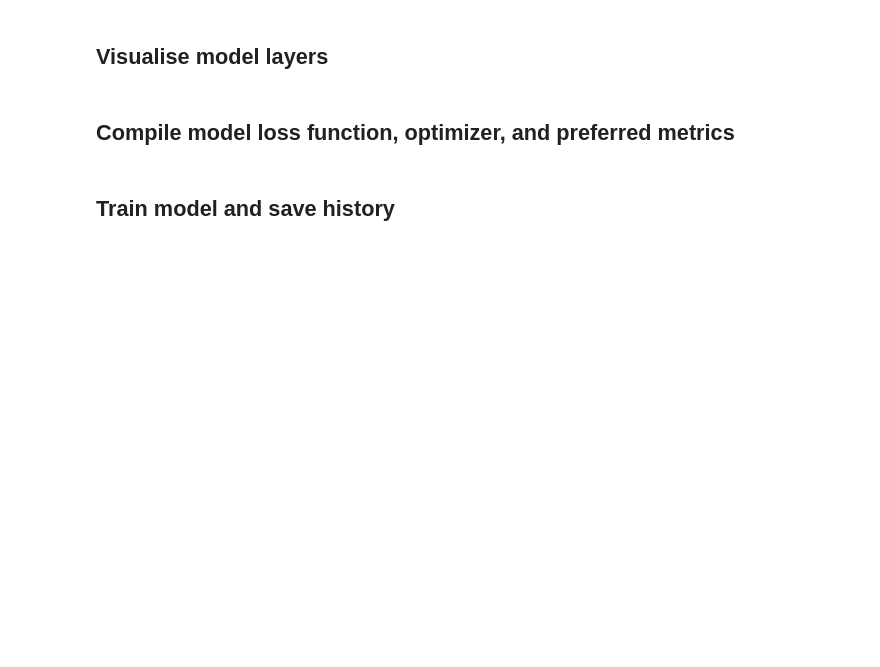
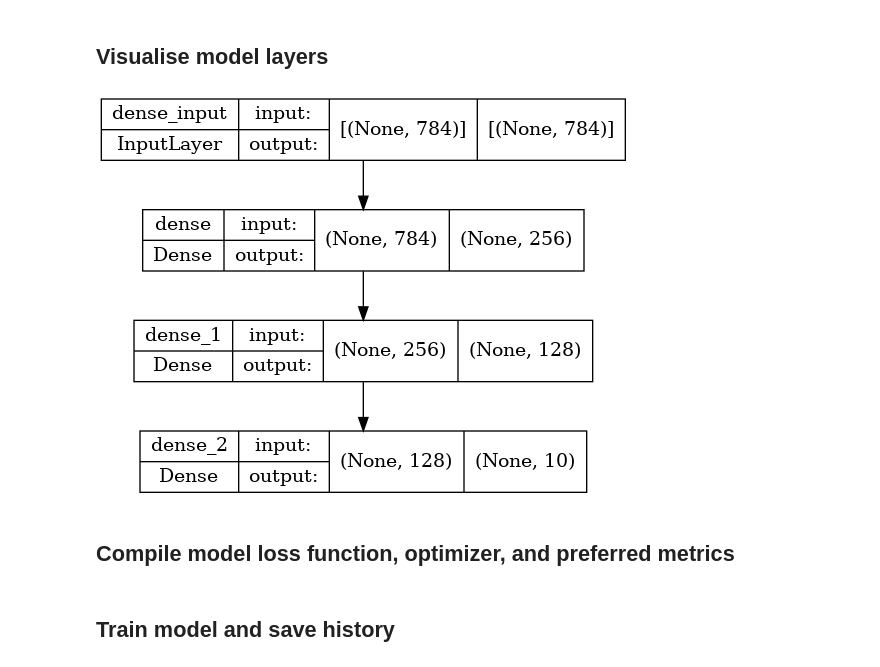
Before and after one commit to CDS-AU-DK/cds-visual, a Jupyter notebook: notebooks/session8_inclass_rdkm.ipynb, the cells around one changed output. Drawn from its saved outputs; the diff is of its cells as text; code cells hidden in the pictures; blank space fills up the shorter version.

````diff
--- a/notebooks/session8_inclass_rdkm.ipynb
+++ b/notebooks/session8_inclass_rdkm.ipynb
@@ -32,4 +50,10 @@ import matplotlib.pyplot as plt
 # %% [markdown]
 ## Define neural network architecture using ```tf.keras```
+# %%
+# define architecture 784x256x128x10
+model = Sequential()
+model.add(Dense(256, input_shape=(784,), activation="relu"))
+model.add(Dense(128, activation="relu"))
+model.add(Dense(10, activation="softmax")) #softmax generalises LogReg for multiclass tasks
 # %% [markdown]
 ## Show summary of model architecture
@@ -36,4 +78,8 @@ import matplotlib.pyplot as plt
 # %% [markdown]
 ## Visualise model layers
+# %%
+plot_model(model, show_shapes=True, show_layer_names=True)
+# %% [output]
+[figure, added]
 # %% [markdown]
 ## Compile model loss function, optimizer, and preferred metrics
````
Also changed, not shown: parts of 18 cells of this notebook.
